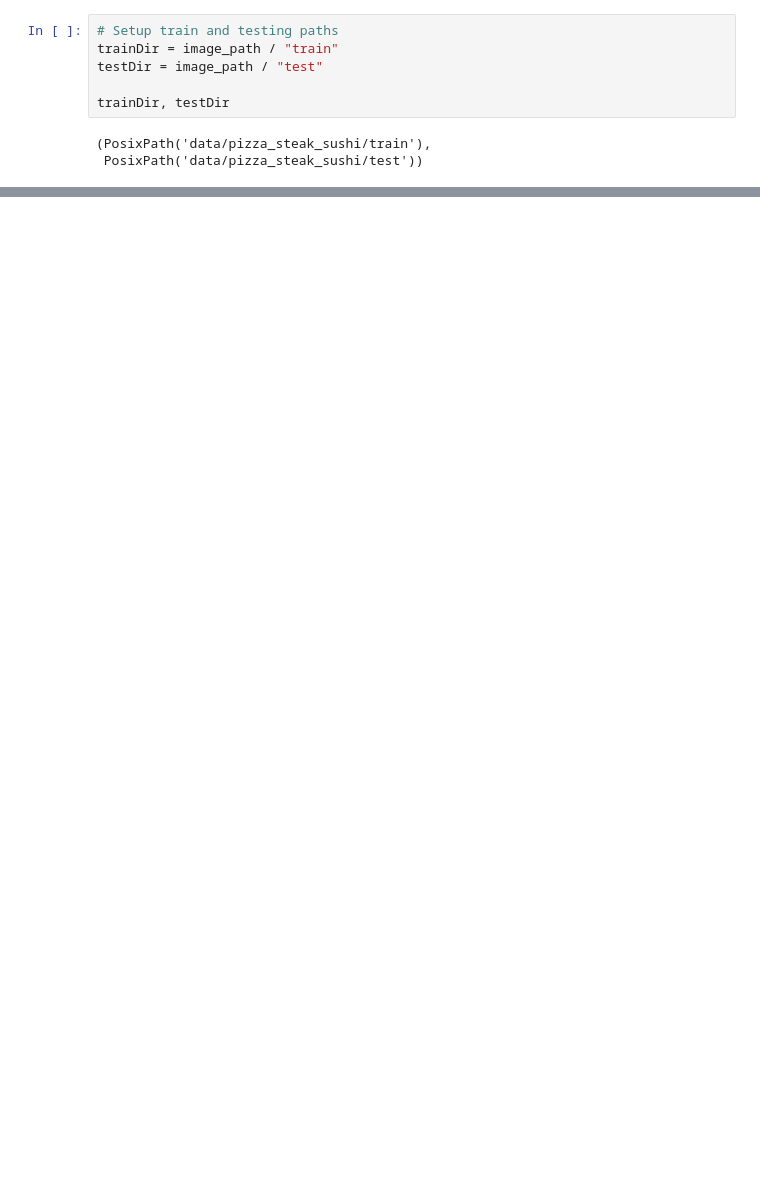
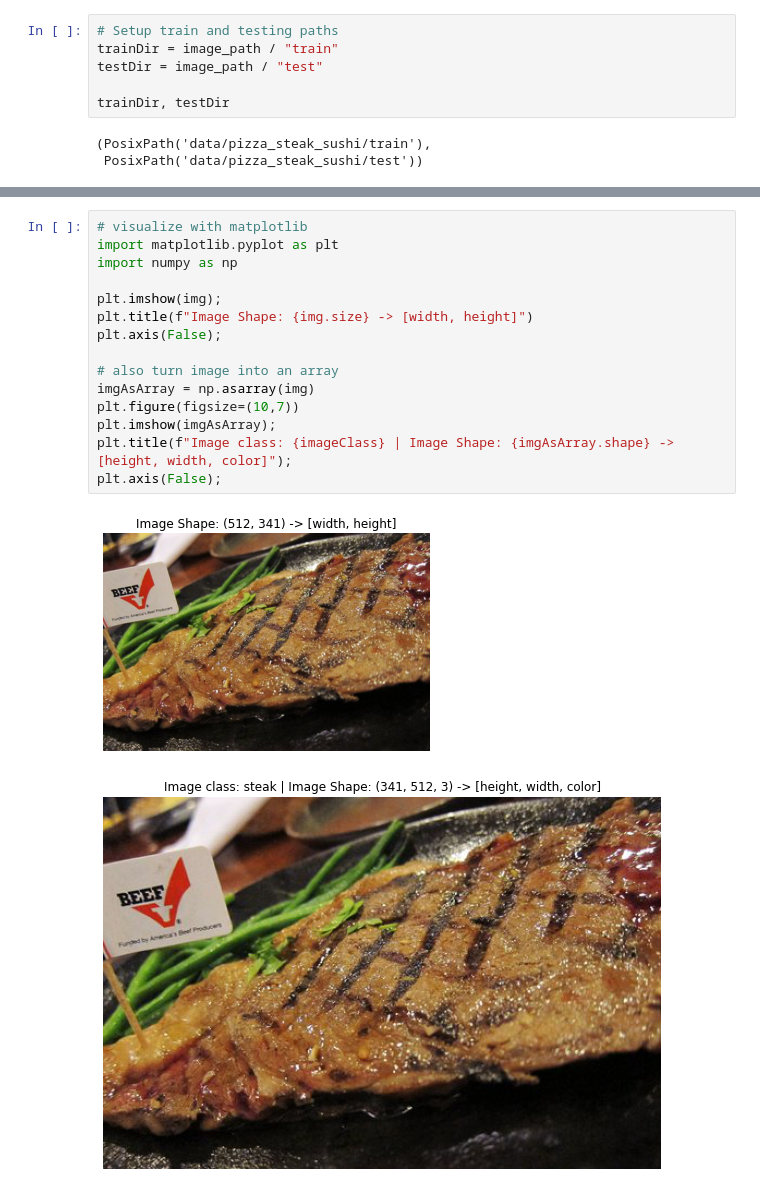
Before and after one commit to smbonilla/learningPyTorch, a Jupyter notebook: 04_pyTorchCustomDatasets.ipynb, the cells around one changed output, grey strips where cells are left out. Drawn from its saved outputs; the diff is of its cells as text; blank space fills up the shorter version.

```diff
--- a/04_pyTorchCustomDatasets.ipynb
+++ b/04_pyTorchCustomDatasets.ipynb
@@ -91,0 +133,18 @@ trainDir, testDir
+# %%
+# visualize with matplotlib
+import matplotlib.pyplot as plt
+import numpy as np
+
+plt.imshow(img);
+plt.title(f"Image Shape: {img.size} -> [width, height]")
+plt.axis(False);
+
+# also turn image into an array
+imgAsArray = np.asarray(img)
+plt.figure(figsize=(10,7))
+plt.imshow(imgAsArray);
+plt.title(f"Image class: {imageClass} | Image Shape: {imgAsArray.shape} -> [height, width, color]");
+plt.axis(False);
+# %% [output]
+[figure, added]
+[figure, added]
```
Also changed, not shown: parts of 21 cells of this notebook.
